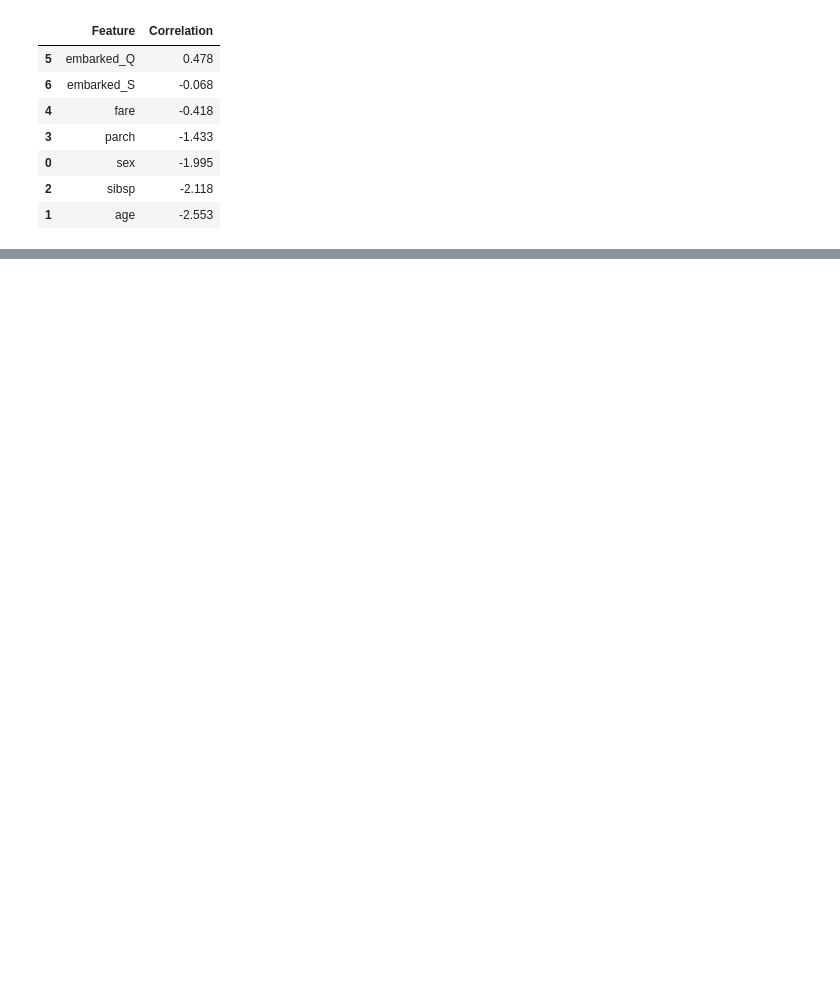
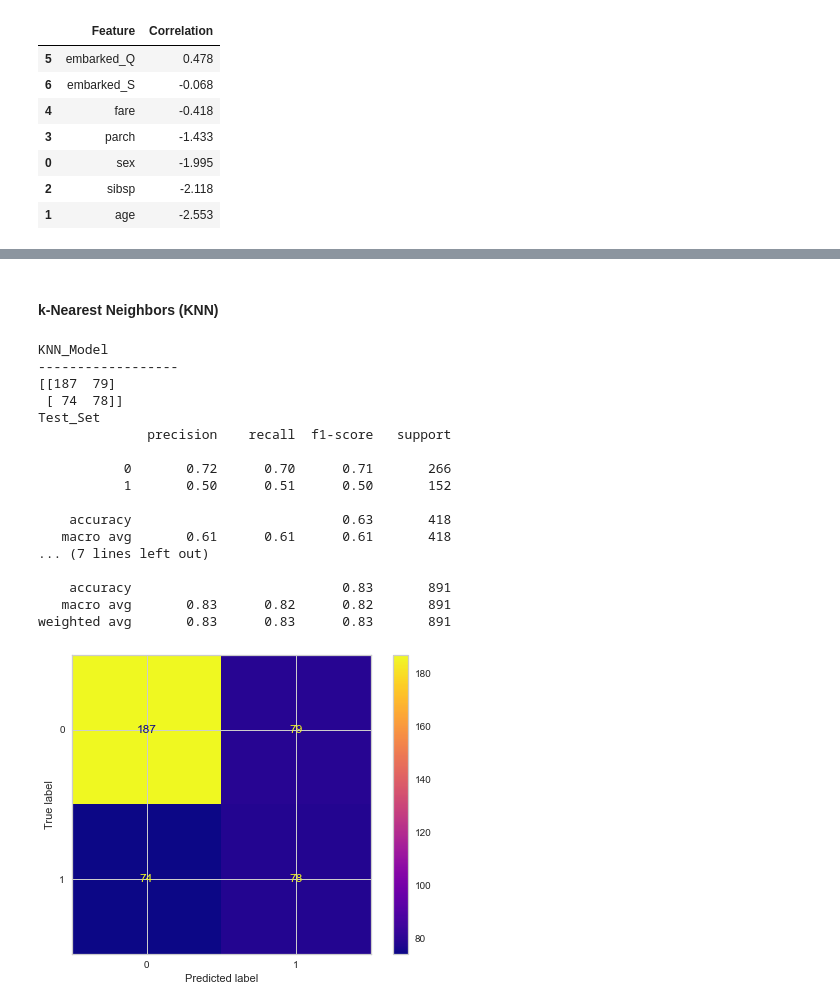
Before and after one commit to MEnesAkpinar/Titanic_Project_Prediction_with_ML, a Jupyter notebook: Titanic_Prediction_with_ML.ipynb, the cells around one changed output, grey strips where cells are left out. Drawn from its saved outputs; the diff is of its cells as text; code cells hidden in the pictures; blank space fills up the shorter version.

```diff
--- a/Titanic_Prediction_with_ML.ipynb
+++ b/Titanic_Prediction_with_ML.ipynb
@@ -1326,0 +1418,14 @@ coeff_df.sort_values(by='Correlation', ascending=False)
+# %%
+GB_tuned = GradientBoostingClassifier(learning_rate = 0.01,
+                                      max_depth = 6,
+                                      n_estimators = 200,
+                                      subsample = 0.5,
+                                      random_state = 101).fit(X_train, y_train)
+# %%
+y_pred = GB_tuned.predict(X_test)
+y_train_pred = GB_tuned.predict(X_train)
+
+GB_tuned_f1 = f1_score(y_test, y_pred)
+GB_tuned_acc = accuracy_score(y_test, y_pred)
+GB_tuned_recall = recall_score(y_test, y_pred)
+GB_tuned_auc = roc_auc_score(y_test, y_pred)
@@ -1326,0 +1436,2 @@ coeff_df.sort_values(by='Correlation', ascending=False)
+# %%
+train_val(y_train, y_train_pred, y_test, y_pred)
@@ -1326,0 +1447,36 @@ coeff_df.sort_values(by='Correlation', ascending=False)
+# %% [markdown]
+#### k-Nearest Neighbors (KNN)
+# %%
+KNN_model = KNeighborsClassifier(n_neighbors = 3)
+
+KNN_model.fit(X_train, y_train)
+y_pred = KNN_model.predict(X_test)
+y_train_pred = KNN_model.predict(X_train)
+
+KNN_model_f1 = f1_score(y_test, y_pred)
+KNN_model_acc = accuracy_score(y_test, y_pred)
+KNN_model_recall = recall_score(y_test, y_pred)
+KNN_model_auc = roc_auc_score(y_test, y_pred)
+# %%
+print("KNN_Model")
+print ("------------------")
+eval(KNN_model, X_train, X_test)
+# %% [output]
+KNN_Model
+------------------
+[[187  79]
+ [ 74  78]]
+Test_Set
+              precision    recall  f1-score   support
+
+           0       0.72      0.70      0.71       266
+           1       0.50      0.51      0.50       152
+
+    accuracy                           0.63       418
+   macro avg       0.61      0.61      0.61       418
+... (7 lines left out)
+
+    accuracy                           0.83       891
+   macro avg       0.83      0.82      0.82       891
+weighted avg       0.83      0.83      0.83       891
+[figure, added]
```
Also changed, not shown: parts of 53 cells of this notebook.
